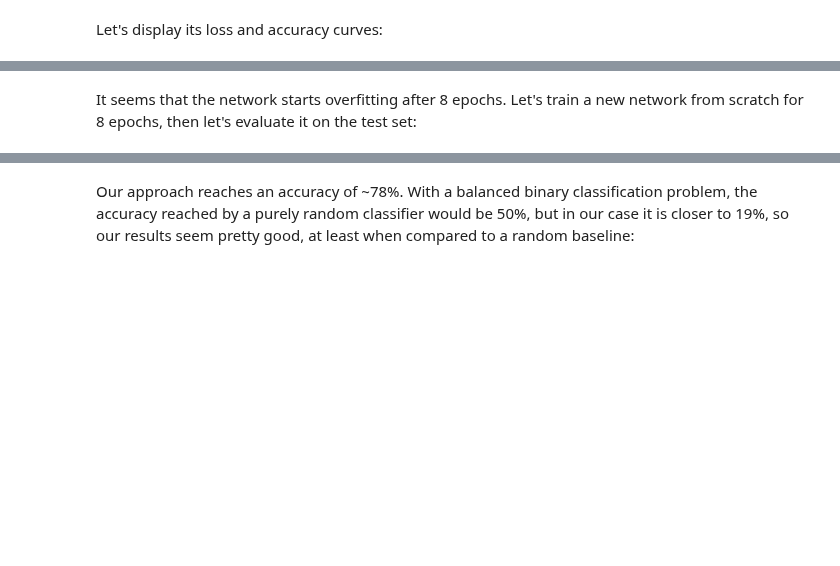
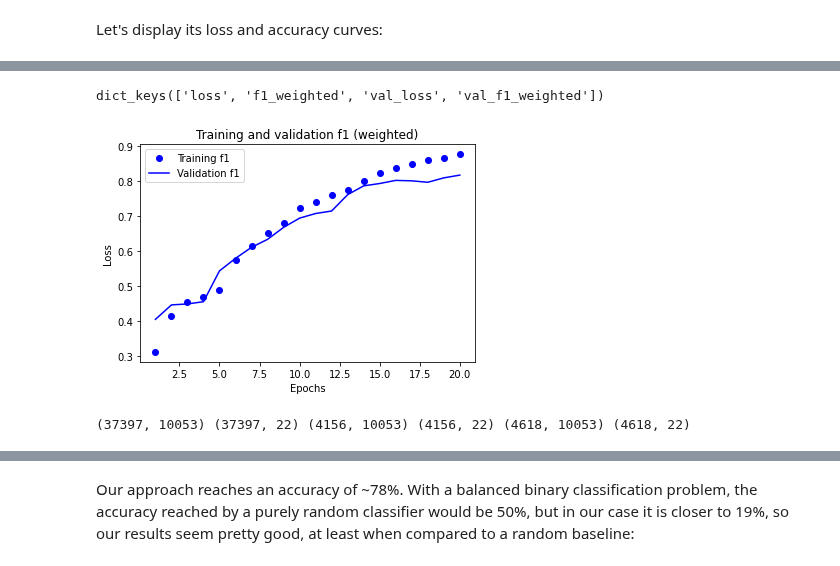
Before and after one commit to sdam-au/LI_ETL, a Jupyter notebook: scripts/CLASSIFIER-NN.ipynb, the cells around one changed output, grey strips where cells are left out. Cells and saved outputs as stored; diff of their text form; code cells hidden in the pictures; blank space fills up the shorter version.

```diff
--- a/scripts/CLASSIFIER-NN.ipynb
+++ b/scripts/CLASSIFIER-NN.ipynb
@@ -176,0 +394,2 @@ one_hot_test_labels = to_categorical(test_labels)
+# %%
+x_train, x_test, one_hot_train_labels, one_hot_test_labels = train_test_split(X[:subset_size], one_hot_labels[:subset_size], test_size=0.2, random_state=1)
@@ -194,9 +468,9 @@ from keras import models
 from keras import layers
 
 model = models.Sequential()
-model.add(layers.Dense(64, activation='relu', input_shape=(10000,)))
+model.add(layers.Dense(64, activation='relu', input_shape=(len(x_train[0]),)))
 model.add(layers.Dense(64, activation='relu'))
-model.add(layers.Dense(46, activation='softmax'))
+model.add(layers.Dense(22, activation='softmax'))
 # %% [markdown]
 
 There are two other things you should note about this architecture:
@@ -210,10 +481,15 @@ output a _probability distribution_ over the 46 different output classes, i.e. f
 The best loss function to use in this case is `categorical_crossentropy`. It measures the distance between two probability distributions:
 in our case, between the probability distribution output by our network, and the true distribution of the labels. By minimizing the
 distance between these two distributions, we train our network to output something as close as possible to the true labels.
+# %%
+def f1_weighted(y_true, y_pred):
+    y_true = np.ndarray.argmax(y_true.numpy(), axis=1)
+    y_pred = np.ndarray.argmax(y_pred.numpy(), axis=1)
+    return f1_score(y_true, y_pred, average="weighted")
 # %%
 model.compile(optimizer='rmsprop',
               loss='categorical_crossentropy',
-              metrics=['accuracy'])
+              metrics=[f1_weighted]) #'accuracy']) #, f1_weighted])
 # %% [markdown]
 ## Validating our approach
 
@@ -253,17 +581,20 @@ plt.show()
+# %%
+history.history.keys()
+# %% [output]
+dict_keys(['loss', 'f1_weighted', 'val_loss', 'val_f1_weighted'])
 # %%
 plt.clf()   # clear figure
 
-acc = history.history['acc']
-val_acc = history.history['val_acc']
+f1 = history.history['f1_weighted']
+val_f1 = history.history['val_f1_weighted']
 
-plt.plot(epochs, acc, 'bo', label='Training acc')
-plt.plot(epochs, val_acc, 'b', label='Validation acc')
-plt.title('Training and validation accuracy')
+plt.plot(epochs, f1, 'bo', label='Training f1')
+plt.plot(epochs, val_f1, 'b', label='Validation f1')
+plt.title('Training and validation f1 (weighted)')
 plt.xlabel('Epochs')
 plt.ylabel('Loss')
 plt.legend()
 
 plt.show()
+# %% [output]
+[figure, added]
-# %% [markdown]
-It seems that the network starts overfitting after 8 epochs. Let's train a new network from scratch for 8 epochs, then let's evaluate it on
-the test set:
@@ -270,2 +612,12 @@ the test set:
+# %%
+print(
+    x_train.shape,
+    y_train.shape,
+    x_val.shape,
+    y_val.shape,
+    x_test.shape,
+    y_test.shape)
+# %% [output]
+(37397, 10053) (37397, 22) (4156, 10053) (4156, 22) (4618, 10053) (4618, 22)
 # %%
 model = models.Sequential()
```
Also changed, not shown: parts of 66 cells of this notebook, 1 other file.
